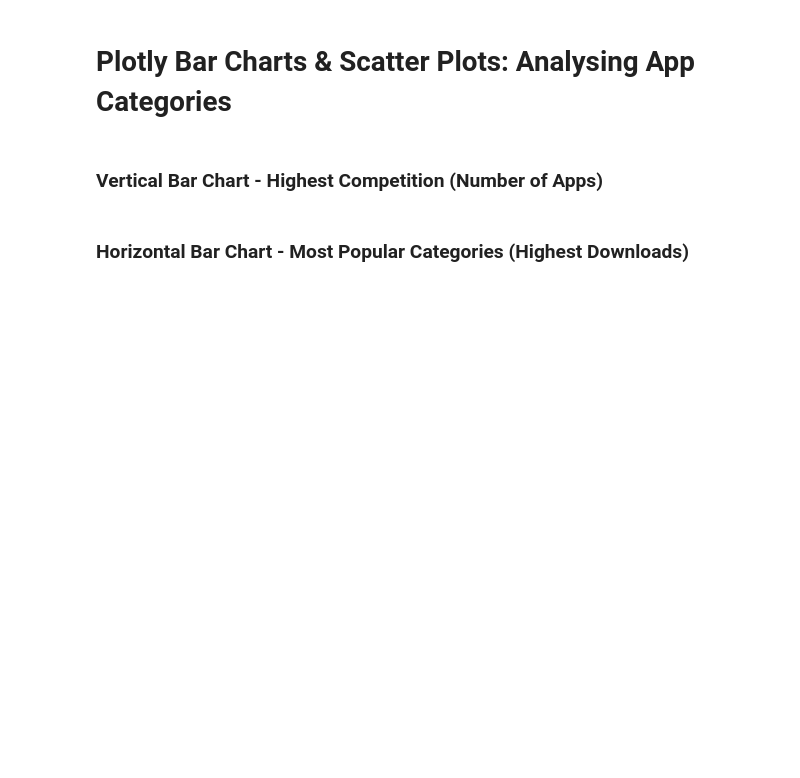
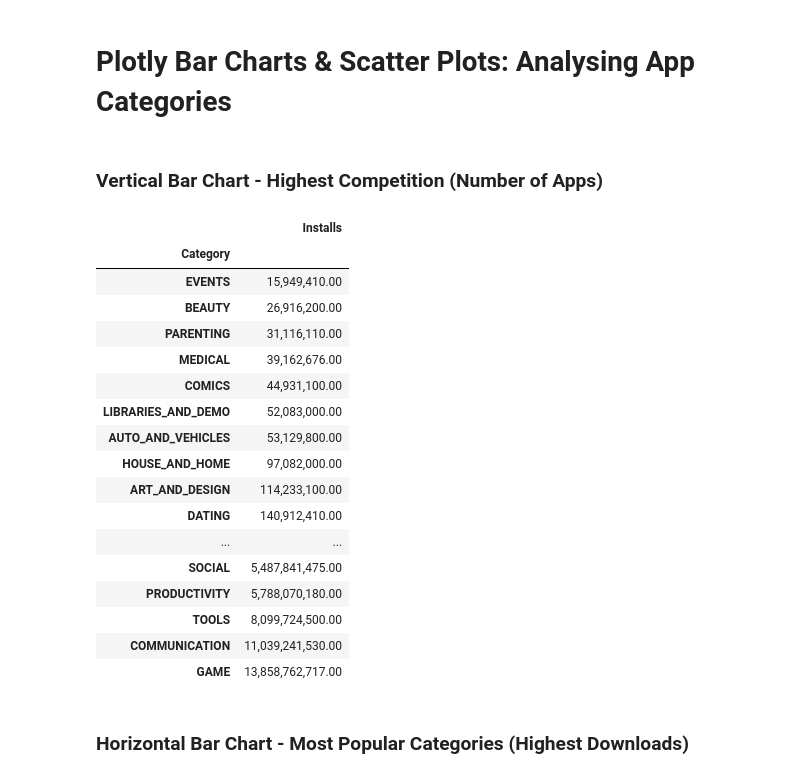
Before and after one commit to erfaw/elasti_py, a Jupyter notebook: Day076-erf/Google Play Store App Analytics (start).ipynb, the cells around one changed output. Cells and saved outputs as stored; diff of their text form; code cells hidden in the pictures; blank space fills up the shorter version.

```diff
--- a/Day076-erf/Google Play Store App Analytics (start).ipynb
+++ b/Day076-erf/Google Play Store App Analytics (start).ipynb
@@ -396,2 +419,25 @@ most_expensive_apps_sub_250.sort_values('Revenue_Estimate', ascending= False).he
+# %%
+category_installs = df_apps_cleaned.groupby('Category').agg({'Installs': pd.Series.sum})
+category_installs.sort_values('Installs', ascending=True, inplace=True)
+category_installs
+# %% [output]
+|  | Installs |
+| Category |  |
+| EVENTS | 15,949,410.00 |
+| BEAUTY | 26,916,200.00 |
+| PARENTING | 31,116,110.00 |
+| MEDICAL | 39,162,676.00 |
+| COMICS | 44,931,100.00 |
+| LIBRARIES_AND_DEMO | 52,083,000.00 |
+| AUTO_AND_VEHICLES | 53,129,800.00 |
+| HOUSE_AND_HOME | 97,082,000.00 |
+| ART_AND_DESIGN | 114,233,100.00 |
+| DATING | 140,912,410.00 |
+| ... | ... |
+| SOCIAL | 5,487,841,475.00 |
+| PRODUCTIVITY | 5,788,070,180.00 |
+| TOOLS | 8,099,724,500.00 |
+| COMMUNICATION | 11,039,241,530.00 |
+| GAME | 13,858,762,717.00 |
 # %% [markdown]
 ### Horizontal Bar Chart - Most Popular Categories (Highest Downloads)
```
Also changed, not shown: parts of 3 cells of this notebook.
